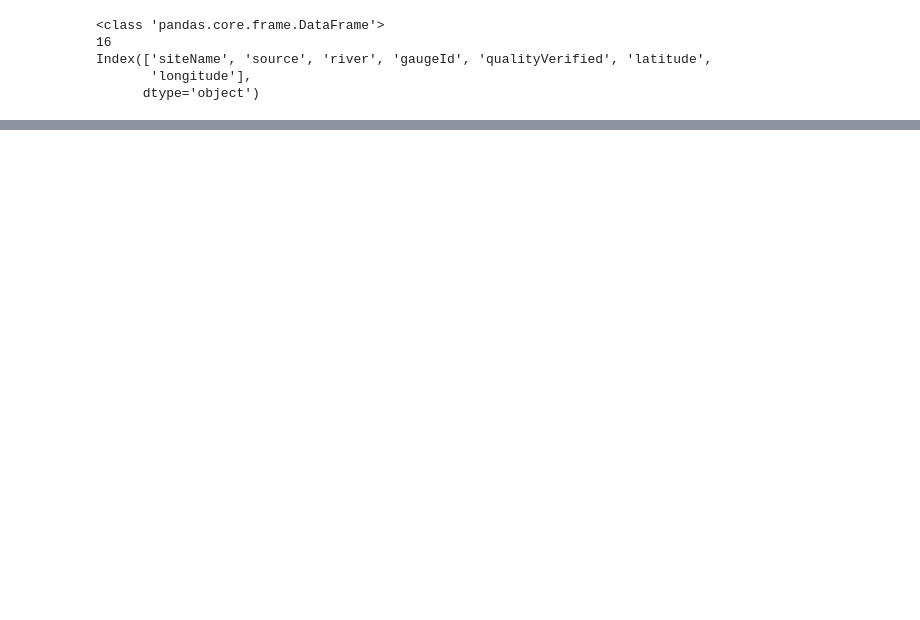
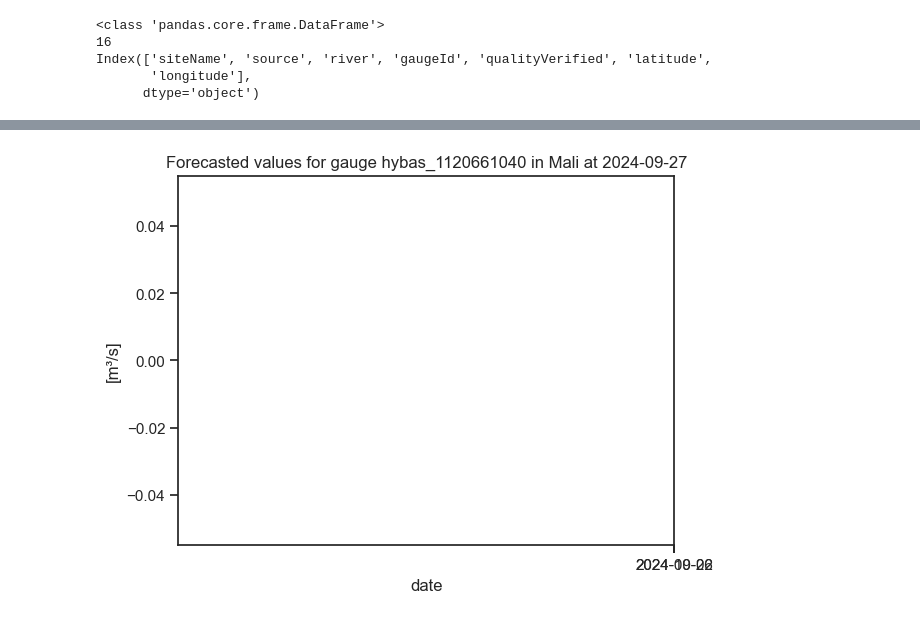
Before and after one commit to valentijn7/floods_repo, a Jupyter notebook: src/extract_data/main.ipynb, the cells around one changed output, grey strips where cells are left out. Cells and saved outputs as stored; diff of their text form; code cells hidden in the pictures; blank space fills up the shorter version.

```diff
--- a/src/extract_data/main.ipynb
+++ b/src/extract_data/main.ipynb
@@ -283,0 +265,8 @@ pprint.pprint(
+# %%
+df_forecasts_ML = pd.read_csv(
+    "../../data/floods-data/mali/2024-07-08_to_2024-10-08.csv",
+    index_col = 0,
+    sep = ';',
+    decimal = '.',
+    encoding = 'utf-8'
+)
@@ -283,0 +287,8 @@ pprint.pprint(
+# %%
+start_date = datetime.datetime.now() - datetime.timedelta(days = 10)
+
+plot_gauge_forecast_for_issue_time(
+    df_forecasts_ML, df_gauges_ML['gaugeId'].tolist()[0], start_date, 'Mali'
+)
+# %% [output]
+[figure, added]
```
Also changed, not shown: parts of 33 cells of this notebook, 2 other files.
